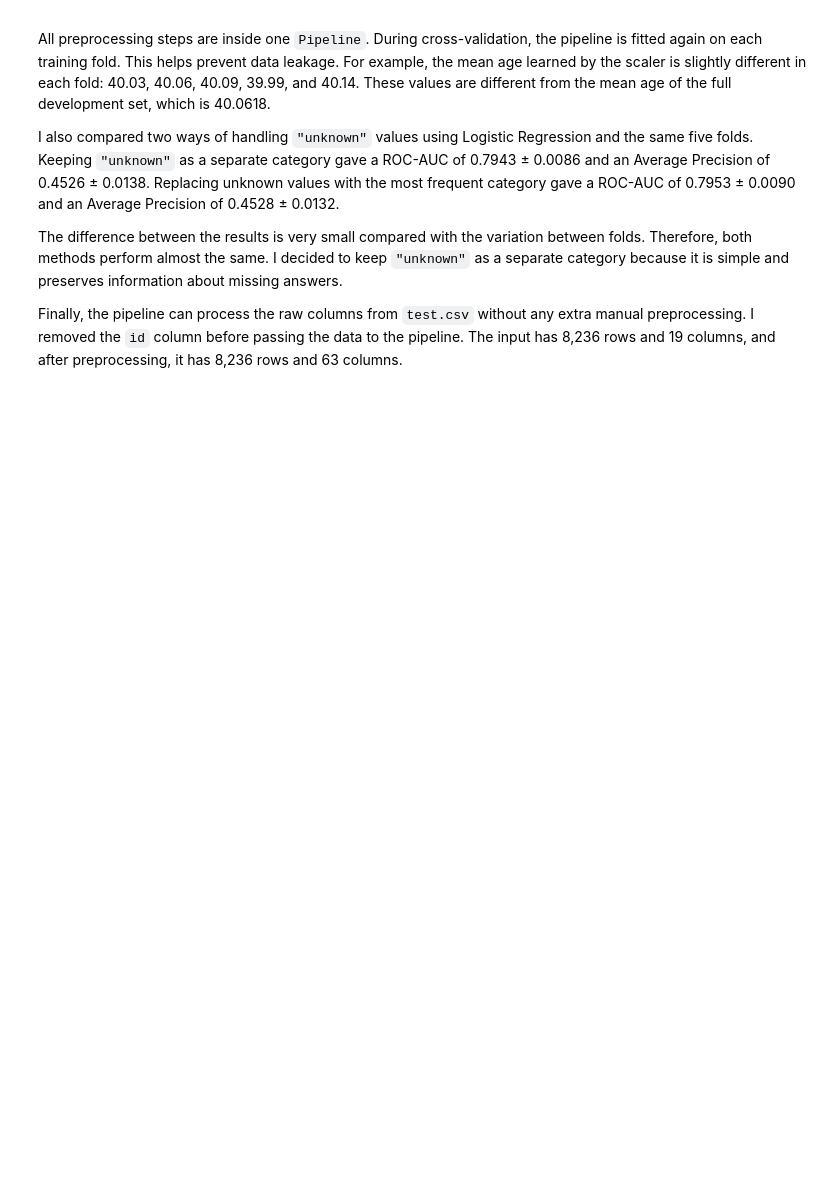
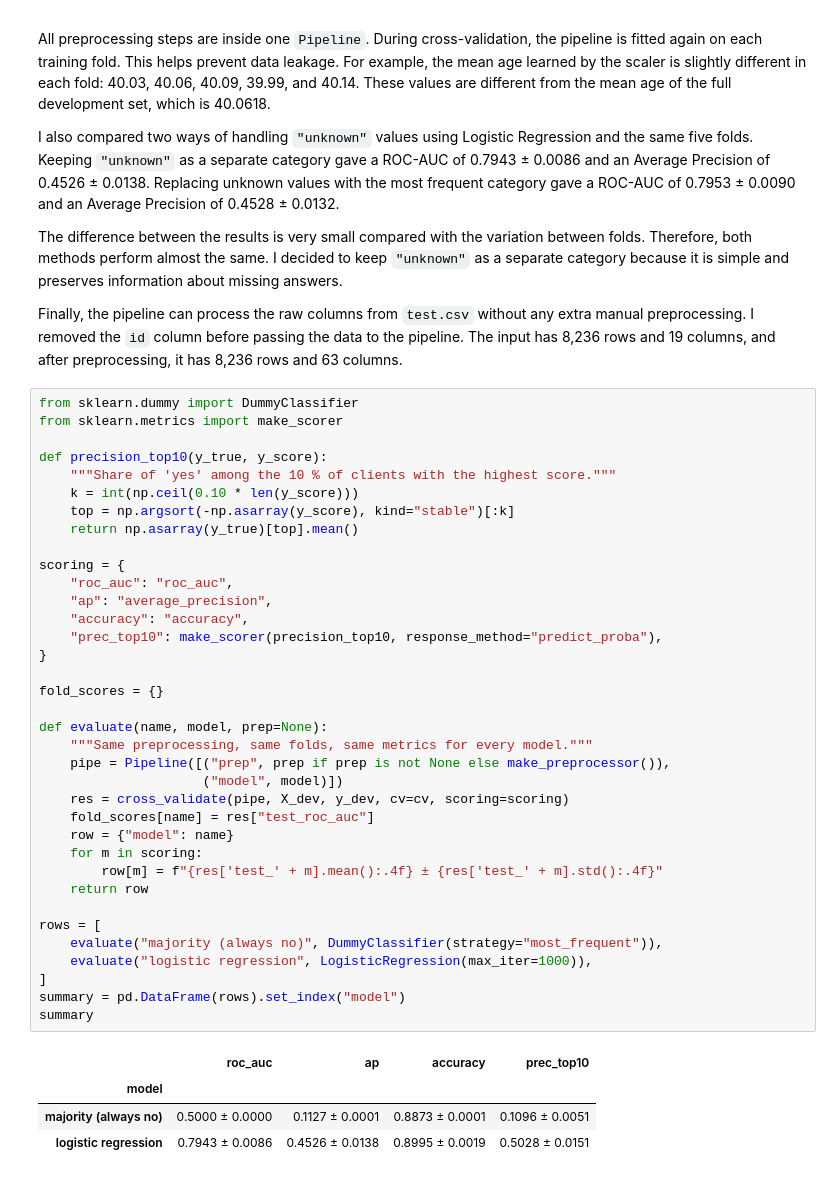
Before and after one commit to ayazhanaisan-prog/aisan_ML_task_3, a Jupyter notebook: aisan_ML_task_3.ipynb, the cells around one changed output. Cells and saved outputs as stored; diff of their text form; blank space fills up the shorter version.

```diff
--- a/aisan_ML_task_3.ipynb
+++ b/aisan_ML_task_3.ipynb
@@ -331,3 +331,44 @@ I also compared two ways of handling `"unknown"` values using Logistic Regressio
 The difference between the results is very small compared with the variation between folds. Therefore, both methods perform almost the same. I decided to keep `"unknown"` as a separate category because it is simple and preserves information about missing answers.
 
 Finally, the pipeline can process the raw columns from `test.csv` without any extra manual preprocessing. I removed the `id` column before passing the data to the pipeline. The input has 8,236 rows and 19 columns, and after preprocessing, it has 8,236 rows and 63 columns.
+# %%
+from sklearn.dummy import DummyClassifier
+from sklearn.metrics import make_scorer
+
+def precision_top10(y_true, y_score):
+    """Share of 'yes' among the 10 % of clients with the highest score."""
+    k = int(np.ceil(0.10 * len(y_score)))
+    top = np.argsort(-np.asarray(y_score), kind="stable")[:k]
+    return np.asarray(y_true)[top].mean()
+
+scoring = {
+    "roc_auc": "roc_auc",
+    "ap": "average_precision",
+    "accuracy": "accuracy",
+    "prec_top10": make_scorer(precision_top10, response_method="predict_proba"),
+}
+
+fold_scores = {}
+
+def evaluate(name, model, prep=None):
+    """Same preprocessing, same folds, same metrics for every model."""
+    pipe = Pipeline([("prep", prep if prep is not None else make_preprocessor()),
+                     ("model", model)])
+    res = cross_validate(pipe, X_dev, y_dev, cv=cv, scoring=scoring)
+    fold_scores[name] = res["test_roc_auc"]
+    row = {"model": name}
+    for m in scoring:
+        row[m] = f"{res['test_' + m].mean():.4f} ± {res['test_' + m].std():.4f}"
+    return row
+
+rows = [
+    evaluate("majority (always no)", DummyClassifier(strategy="most_frequent")),
+    evaluate("logistic regression", LogisticRegression(max_iter=1000)),
+]
+summary = pd.DataFrame(rows).set_index("model")
+summary
+# %% [output]
+|  | roc_auc | ap | accuracy | prec_top10 |
+| model |  |  |  |  |
+| majority (always no) | 0.5000 ± 0.0000 | 0.1127 ± 0.0001 | 0.8873 ± 0.0001 | 0.1096 ± 0.0051 |
+| logistic regression | 0.7943 ± 0.0086 | 0.4526 ± 0.0138 | 0.8995 ± 0.0019 | 0.5028 ± 0.0151 |
```
Also changed, not shown: parts of 1 cell of this notebook.
